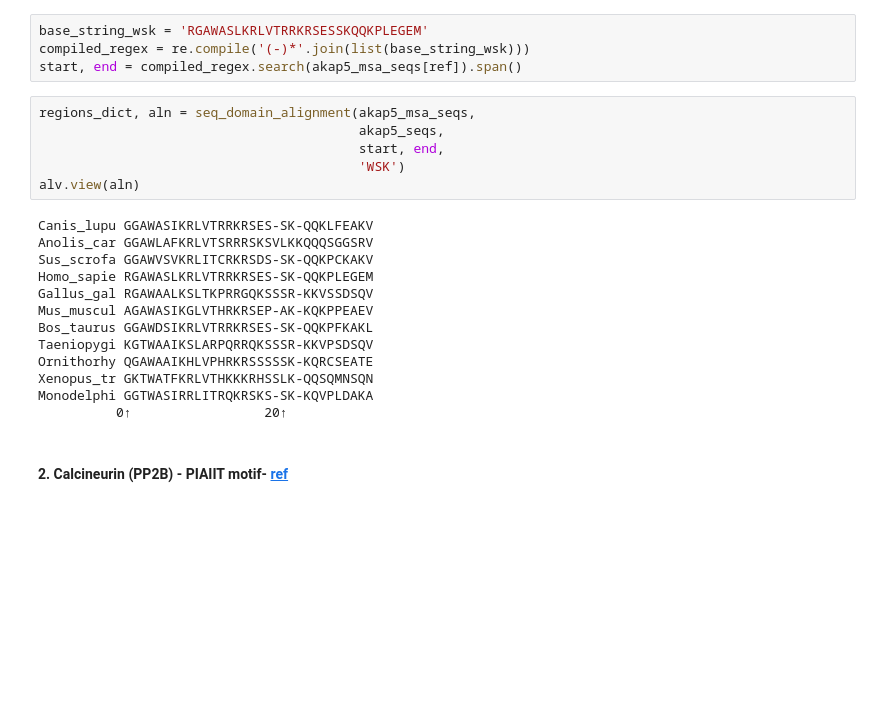
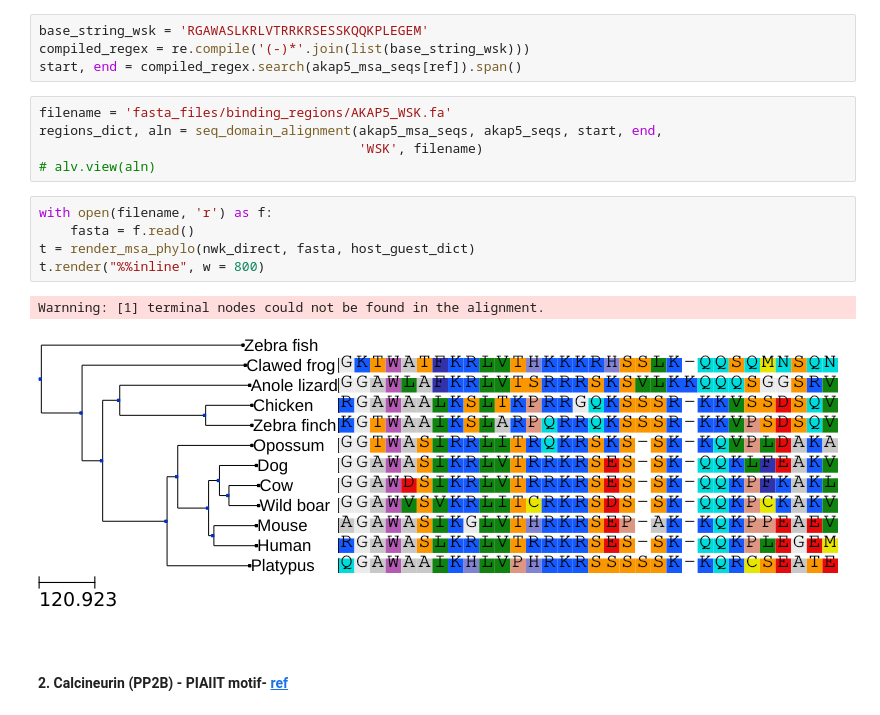
Before and after one commit to msarrias/akaps-evolutionary-study, a Jupyter notebook: akaps_domain_analysis_model_species.ipynb, the cells around one changed output. Drawn from its saved outputs; the diff is of its cells as text; blank space fills up the shorter version.

Commit message:
included phylogeny for all binding regions

```diff
--- a/akaps_domain_analysis_model_species.ipynb
+++ b/akaps_domain_analysis_model_species.ipynb
@@ -36,24 +37,18 @@ base_string_wsk = 'RGAWASLKRLVTRRKRSESSKQQKPLEGEM'
 compiled_regex = re.compile('(-)*'.join(list(base_string_wsk)))
 start, end = compiled_regex.search(akap5_msa_seqs[ref]).span()
 # %%
-regions_dict, aln = seq_domain_alignment(akap5_msa_seqs,
-                                         akap5_seqs,
-                                         start, end,
-                                         'WSK')
-alv.view(aln)
+filename = 'fasta_files/binding_regions/AKAP5_WSK.fa'
+regions_dict, aln = seq_domain_alignment(akap5_msa_seqs, akap5_seqs, start, end,
+                                         'WSK', filename)
+# alv.view(aln)
-# %% [output]
-Canis_lupu GGAWASIKRLVTRRKRSES-SK-QQKLFEAKV
-Anolis_car GGAWLAFKRLVTSRRRSKSVLKKQQQSGGSRV
-Sus_scrofa GGAWVSVKRLITCRKRSDS-SK-QQKPCKAKV
-Homo_sapie RGAWASLKRLVTRRKRSES-SK-QQKPLEGEM
-Gallus_gal RGAWAALKSLTKPRRGQKSSSR-KKVSSDSQV
-Mus_muscul AGAWASIKGLVTHRKRSEP-AK-KQKPPEAEV
-Bos_taurus GGAWDSIKRLVTRRKRSES-SK-QQKPFKAKL
-Taeniopygi KGTWAAIKSLARPQRRQKSSSR-KKVPSDSQV
-Ornithorhy QGAWAAIKHLVPHRKRSSSSSK-KQRCSEATE
-Xenopus_tr GKTWATFKRLVTHKKKRHSSLK-QQSQMNSQN
-Monodelphi GGTWASIRRLITRQKRSKS-SK-KQVPLDAKA
-          0↑                 20↑
+# %%
+with open(filename, 'r') as f:
+    fasta = f.read()
+t = render_msa_phylo(nwk_direct, fasta, host_guest_dict)
+t.render("%%inline", w = 800)
+# %% [output]
+Warnning: [1] terminal nodes could not be found in the alignment.
+[figure, added]
 # %% [markdown]
 #### 2. Calcineurin (PP2B) - PIAIIT motif- [ref](http://slim.icr.ac.uk/motifs/calcineurin/index.php?page=overview#pixixt)
 # %%
```
Also changed, not shown: parts of 9 cells of this notebook, 1 other file.
